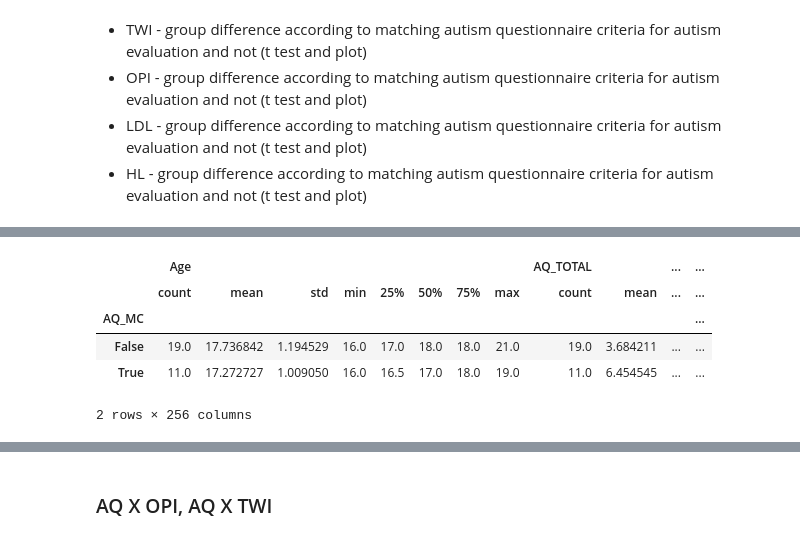
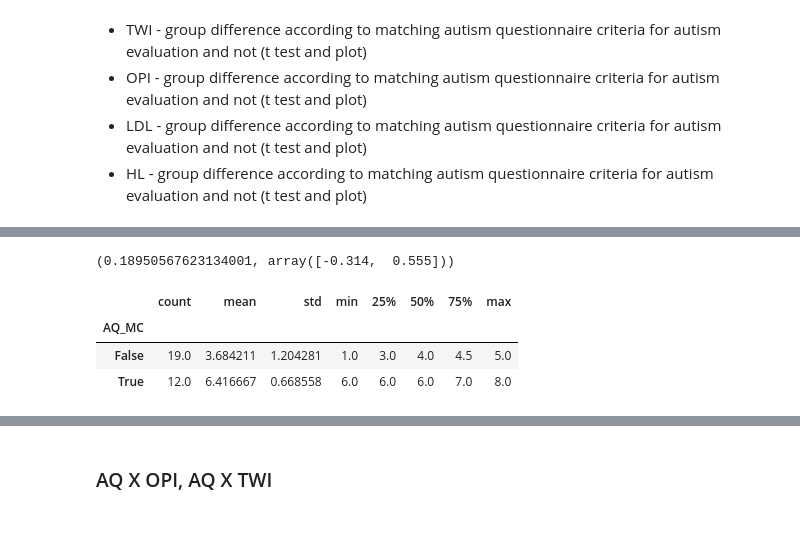
Before and after one commit to camila-maura/GIFTED-DFI, a Jupyter notebook: aq_analysis.ipynb, the cells around one changed output, grey strips where cells are left out. Cells and saved outputs as stored; diff of their text form; code cells hidden in the pictures.

```diff
--- a/aq_analysis.ipynb
+++ b/aq_analysis.ipynb
@@ -26,9 +44,26 @@ df_sigmoid = pd.read_pickle("data/df_sigmoid")
+# %%
+pg.cronbach_alpha(
+    df[
+        [
+            "AQ_1",
+            "AQ_2",
+            "AQ_3",
+            "AQ_4",
+            "AQ_5",
+            "AQ_6",
+            "AQ_7",
+            "AQ_8",
+            "AQ_9",
+            "AQ_10",
+        ]
+    ]
+)
+# %% [output]
+(0.18950567623134001, array([-0.314,  0.555]))
 # %%
-df.groupby("AQ_MC").describe()
+df.groupby("AQ_MC").describe()["AQ_TOTAL"]
 # %% [output]
-|  | Age |  |  |  |  |  |  |  | AQ_TOTAL |  | ... | ... |
-|  | count | mean | std | min | 25% | 50% | 75% | max | count | mean | ... | ... |
-| AQ_MC |  |  |  |  |  |  |  |  |  |  |  | ... |
-| False | 19.0 | 17.736842 | 1.194529 | 16.0 | 17.0 | 18.0 | 18.0 | 21.0 | 19.0 | 3.684211 | ... | ... |
-| True | 11.0 | 17.272727 | 1.009050 | 16.0 | 16.5 | 17.0 | 18.0 | 19.0 | 11.0 | 6.454545 | ... | ... |
+|  | count | mean | std | min | 25% | 50% | 75% | max |
+| AQ_MC |  |  |  |  |  |  |  |  |
+| False | 19.0 | 3.684211 | 1.204281 | 1.0 | 3.0 | 4.0 | 4.5 | 5.0 |
+| True | 12.0 | 6.416667 | 0.668558 | 6.0 | 6.0 | 6.0 | 7.0 | 8.0 |
-2 rows × 256 columns
```
Also changed, not shown: parts of 17 cells of this notebook, 7 other files.
